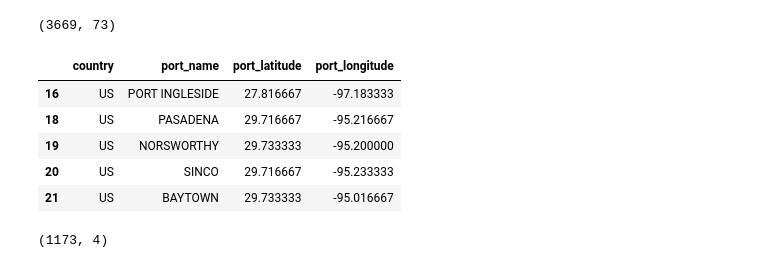
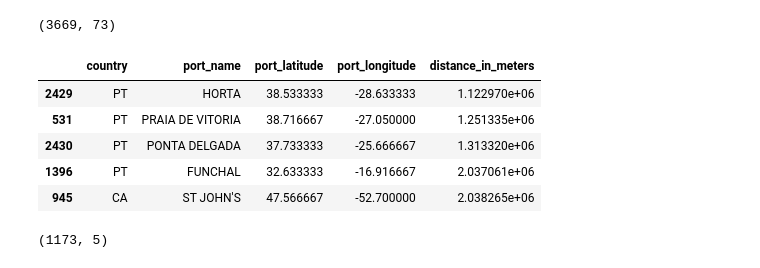
Before and after one commit to raymondyeo88/foodpanda_assessment, a Jupyter notebook: Foodpanda_Data_Engineer_Take_Home.ipynb, the cells around one changed output. Drawn from its saved outputs; the diff is of its cells as text; code cells hidden in the pictures.

```diff
--- a/Foodpanda_Data_Engineer_Take_Home.ipynb
+++ b/Foodpanda_Data_Engineer_Take_Home.ipynb
@@ -125,17 +142,17 @@ for index, row in question3_dframe.iterrows():
 
 question3_dframe["distance_in_meters"] = calculated_distance
 # %%
-save_search_results = question3_dframe.loc[(question3_dframe["provisions"] == True) & (question3_dframe["water"] == True) & (question3_dframe["fuel_oil"] == True) & (question3_dframe["diesel"] == True), ["country","port_name","port_latitude","port_longitude"]]
+save_search_results = question3_dframe.loc[(question3_dframe["provisions"] == True) & (question3_dframe["water"] == True) & (question3_dframe["fuel_oil"] == True) & (question3_dframe["diesel"] == True), ["country","port_name","port_latitude","port_longitude", "distance_in_meters"]]
 # %%
-save_search_results.head()
+save_search_results.sort_values("distance_in_meters", ascending=True).head()
 # %% [output]
-|  | country | port_name | port_latitude | port_longitude |
-| 16 | US | PORT INGLESIDE | 27.816667 | -97.183333 |
-| 18 | US | PASADENA | 29.716667 | -95.216667 |
-| 19 | US | NORSWORTHY | 29.733333 | -95.200000 |
-| 20 | US | SINCO | 29.716667 | -95.233333 |
-| 21 | US | BAYTOWN | 29.733333 | -95.016667 |
+|  | country | port_name | port_latitude | port_longitude | distance_in_meters |
+| 2429 | PT | HORTA | 38.533333 | -28.633333 | 1.122970e+06 |
+| 531 | PT | PRAIA DE VITORIA | 38.716667 | -27.050000 | 1.251335e+06 |
+| 2430 | PT | PONTA DELGADA | 37.733333 | -25.666667 | 1.313320e+06 |
+| 1396 | PT | FUNCHAL | 32.633333 | -16.916667 | 2.037061e+06 |
+| 945 | CA | ST JOHN'S | 47.566667 | -52.700000 | 2.038265e+06 |
 # %%
 save_search_results.shape
 # %% [output]
-(1173, 4)
+(1173, 5)
```
Also changed, not shown: parts of 16 cells of this notebook.
